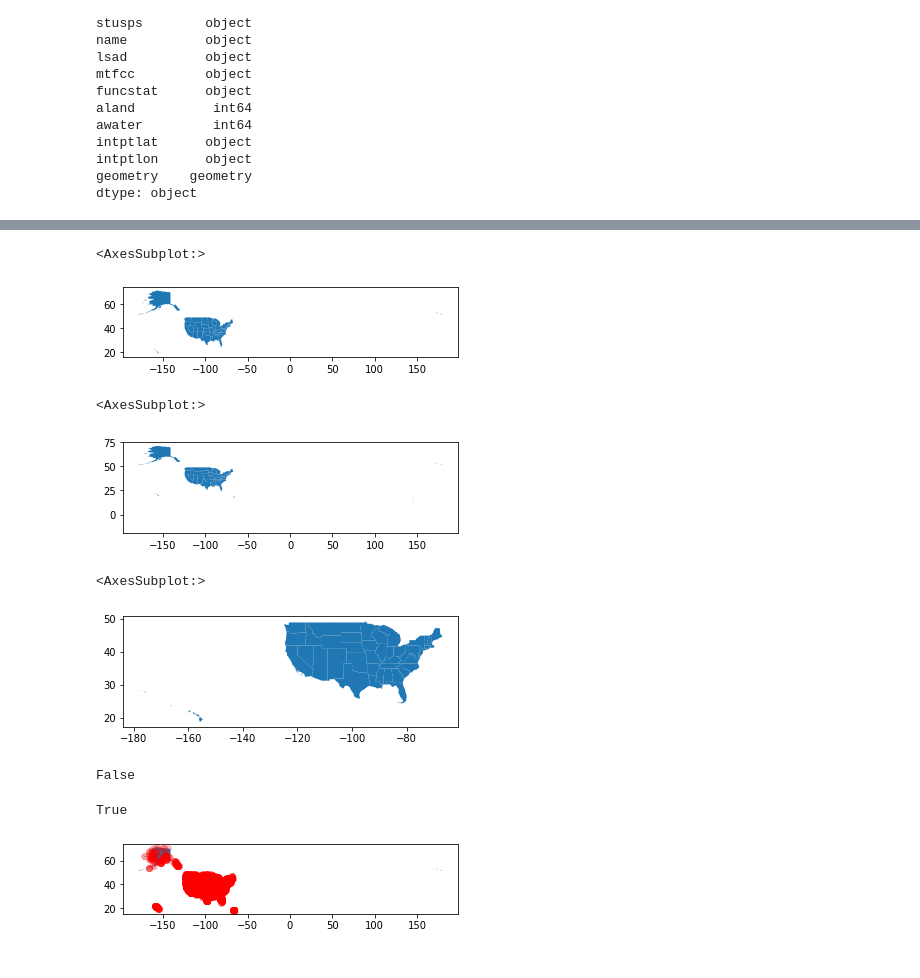
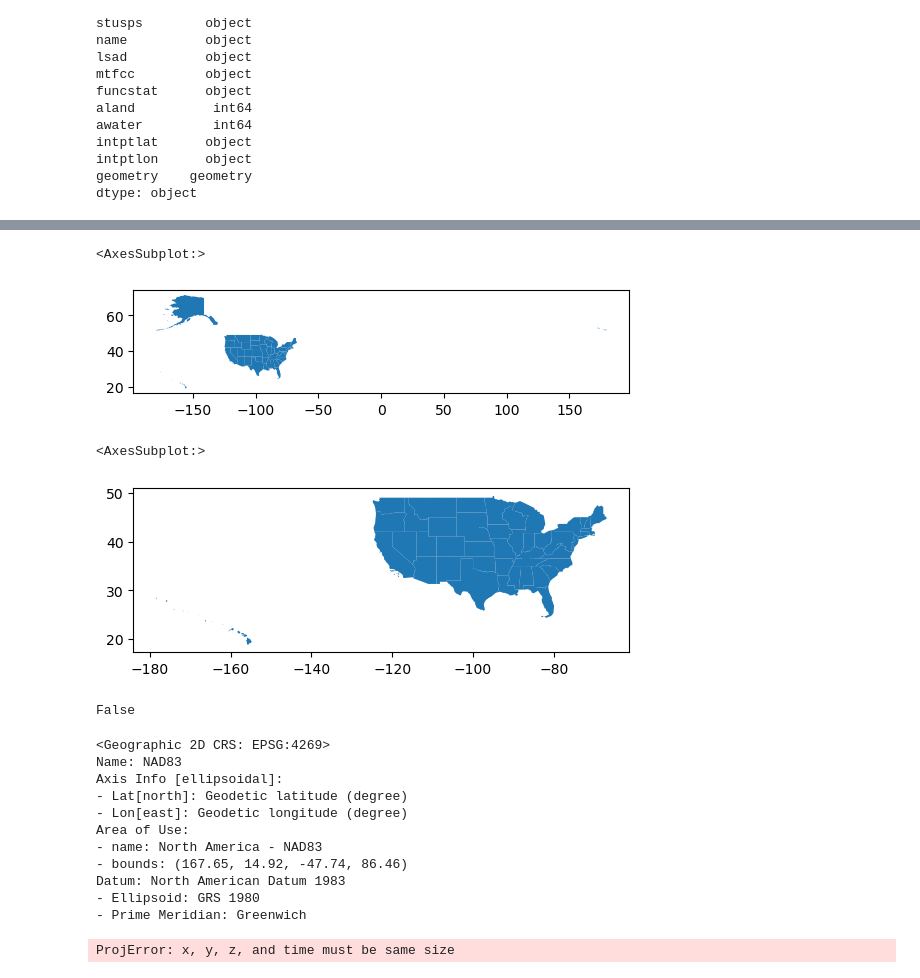
Before and after one commit to carmengg/eds-220-book, a Jupyter notebook: drafts-lectures/lesson-11-census-shapefile.ipynb, the cells around one changed output, grey strips where cells are left out. Saved outputs shown, nothing was run; the diff lists cells and outputs as text; code cells hidden in the pictures.

```diff
--- a/drafts-lectures/lesson-11-census-shapefile.ipynb
+++ b/drafts-lectures/lesson-11-census-shapefile.ipynb
@@ -8,8 +12,8 @@ from pyproj.crs import CRS
 # %%
 pd.set_option("display.max.columns", None)
 # %%
-states = gpd.read_file('tl_2022_us_state/tl_2022_us_state.shp')
-power_plants = pd.read_csv('Power_Plants.csv')
+states = gpd.read_file('data/tl_2022_us_state/tl_2022_us_state.shp')
+power_plants = pd.read_csv('data/Power_Plants.csv')
 # %%
 states.columns = states.columns.str.lower()
 power_plants.columns = power_plants.columns.str.lower()
@@ -77,41 +74,48 @@ states[states.region==9]
 | 41 | 9 | 0 | 60 | 01802701 | 60 | AS | American Samoa | 00 | G4000 | A | 197759069 | ... |
 | 49 | 9 | 0 | 72 | 01779808 | 72 | PR | Puerto Rico | 00 | G4000 | A | 8869029522 | ... |
 # %%
-are_states = states[states.region.isin(range(1,5))]
-are_states.region.unique()
-are_states.plot()
+states = states[states.region != 9]
+states.region.unique()
+states.plot()
 # %% [output]
 <AxesSubplot:>
-[figure, old version]
+[figure, new version]
-# %%
-states.plot()
-# %% [output]
-<AxesSubplot:>
-[figure, removed]
 # %%
 states[(states.statefp!=2) & (states.region!=9)].plot()
 # %% [output]
 <AxesSubplot:>
-[figure, old version]
+[figure, new version]
 # %%
 states.crs == power_plants.crs
 # %% [output]
 False
 # %%
 states = states[states.region!=9]
+# %%
+states.crs
+# %% [output]
+<Geographic 2D CRS: EPSG:4269>
+Name: NAD83
+Axis Info [ellipsoidal]:
+- Lat[north]: Geodetic latitude (degree)
+- Lon[east]: Geodetic longitude (degree)
+Area of Use:
+- name: North America - NAD83
+- bounds: (167.65, 14.92, -47.74, 86.46)
+Datum: North American Datum 1983
+- Ellipsoid: GRS 1980
+- Prime Meridian: Greenwich
 # %%
 states = states.to_crs(power_plants.crs)
 
-print(states.crs == power_plants.crs)
+#print(states.crs == power_plants.crs)
 # %% [output]
-True
+ProjError: x, y, z, and time must be same size
 # %%
 fig, ax = plt.subplots()
 states.plot(ax=ax)
 power_plants.plot(ax=ax, color='red', alpha=0.2)
 plt.show()
-# %% [output]
-[figure, removed]
 # %%
 bb = gpd.read_file('bounding_box.json')
 bb
```
Also changed, not shown: parts of 11 cells of this notebook, 3 other files.
